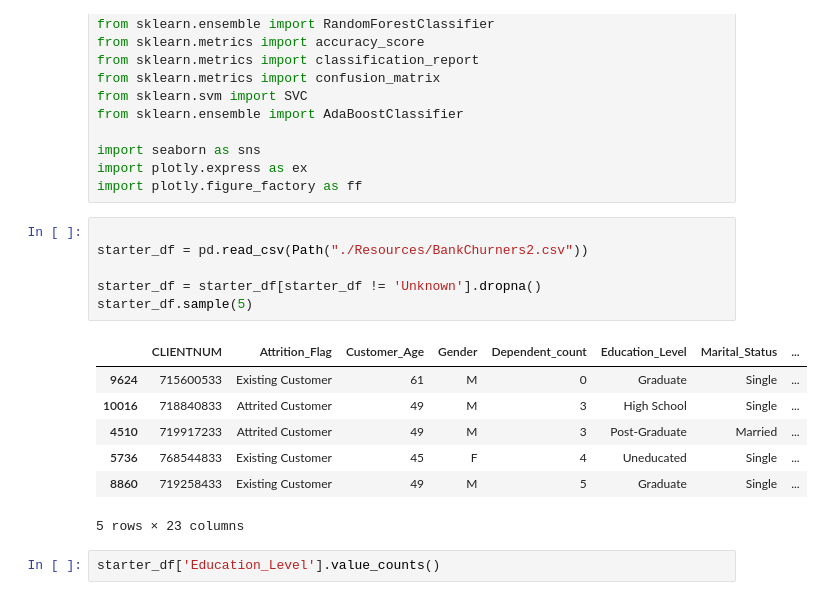
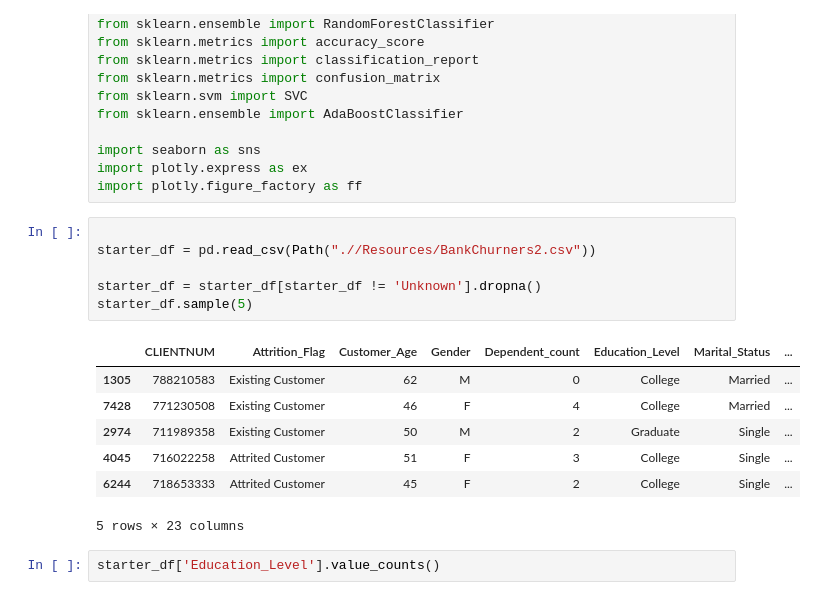
Before and after one commit to mbhat83/P2_test, a Jupyter notebook: AC_bankchurndata_ada.ipynb, the cells around one changed output. Saved outputs shown, nothing was run; the diff lists cells and outputs as text.

```diff
--- a/AC_bankchurndata_ada.ipynb
+++ b/AC_bankchurndata_ada.ipynb
@@ -20,17 +20,17 @@ import plotly.express as ex
 import plotly.figure_factory as ff
 # %%
 
-starter_df = pd.read_csv(Path("./Resources/BankChurners2.csv"))
+starter_df = pd.read_csv(Path(".//Resources/BankChurners2.csv"))
 
 starter_df = starter_df[starter_df != 'Unknown'].dropna()
 starter_df.sample(5)
 # %% [output]
 |  | CLIENTNUM | Attrition_Flag | Customer_Age | Gender | Dependent_count | Education_Level | Marital_Status | ... |
-| 9624 | 715600533 | Existing Customer | 61 | M | 0 | Graduate | Single | ... |
-| 10016 | 718840833 | Attrited Customer | 49 | M | 3 | High School | Single | ... |
-| 4510 | 719917233 | Attrited Customer | 49 | M | 3 | Post-Graduate | Married | ... |
-| 5736 | 768544833 | Existing Customer | 45 | F | 4 | Uneducated | Single | ... |
-| 8860 | 719258433 | Existing Customer | 49 | M | 5 | Graduate | Single | ... |
+| 1305 | 788210583 | Existing Customer | 62 | M | 0 | College | Married | ... |
+| 7428 | 771230508 | Existing Customer | 46 | F | 4 | College | Married | ... |
+| 2974 | 711989358 | Existing Customer | 50 | M | 2 | Graduate | Single | ... |
+| 4045 | 716022258 | Attrited Customer | 51 | F | 3 | College | Single | ... |
+| 6244 | 718653333 | Attrited Customer | 45 | F | 2 | College | Single | ... |
 5 rows × 23 columns
 # %%
 starter_df['Education_Level'].value_counts()
```
Also changed, not shown: parts of 12 cells of this notebook, 1 other file.
